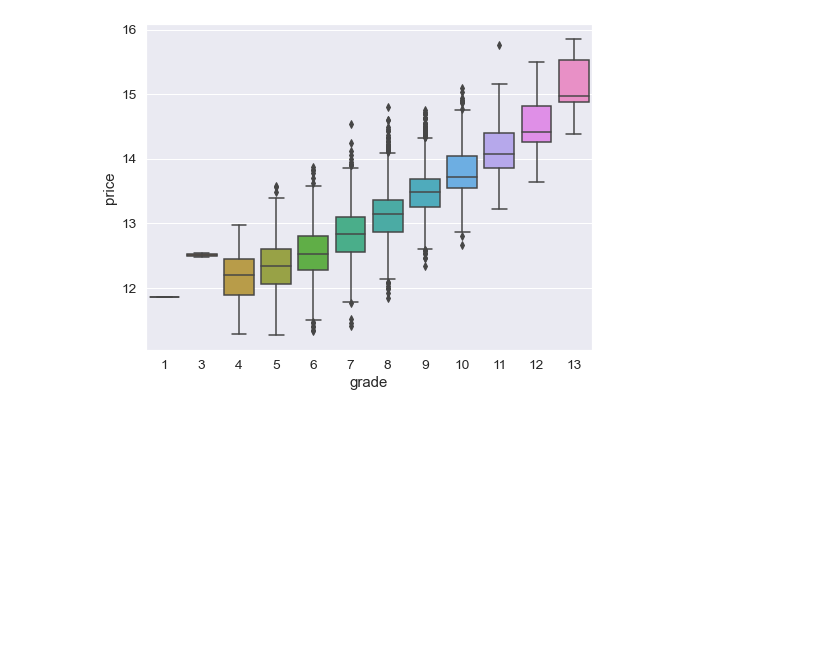
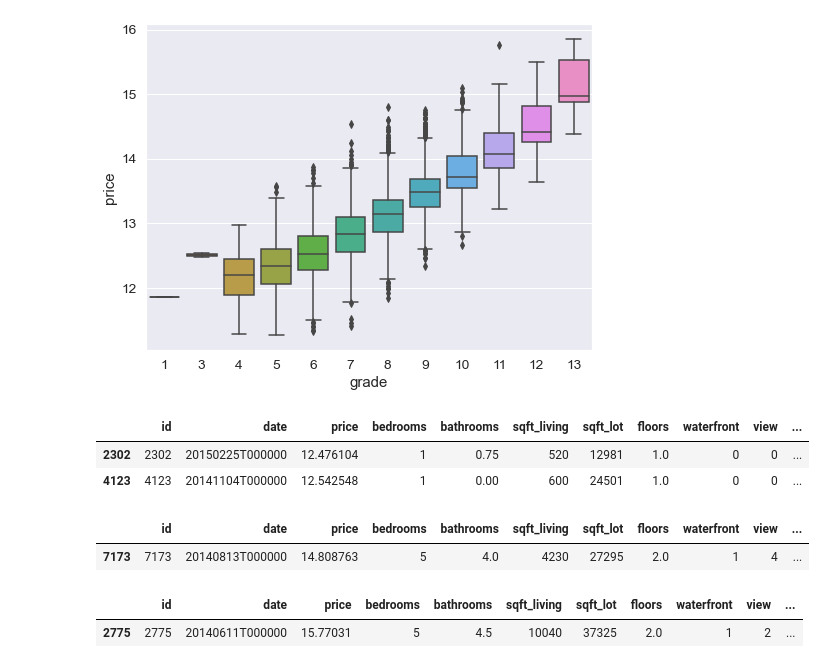
Before and after one commit to hyunji-ok/KAGGLE-Study, a Jupyter notebook: practice1/House Price Prediction.ipynb, the cells around one changed output. Drawn from its saved outputs; the diff is of its cells as text; code cells hidden in the pictures; blank space fills up the shorter version.

```diff
--- a/practice1/House Price Prediction.ipynb
+++ b/practice1/House Price Prediction.ipynb
@@ -265,3 +291,19 @@ f, ax = plt.subplots(figsize=(8, 6))
 fig = sns.boxplot(x='grade', y="price", data=data)
 # %% [output]
 [figure]
+# %%
+df_train.loc[(df_train['price']>12) & (df_train['grade'] == 3)]
+# %% [output]
+|  | id | date | price | bedrooms | bathrooms | sqft_living | sqft_lot | floors | waterfront | view | ... |
+| 2302 | 2302 | 20150225T000000 | 12.476104 | 1 | 0.75 | 520 | 12981 | 1.0 | 0 | 0 | ... |
+| 4123 | 4123 | 20141104T000000 | 12.542548 | 1 | 0.00 | 600 | 24501 | 1.0 | 0 | 0 | ... |
+# %%
+df_train.loc[(df_train['price']>14.7) & (df_train['grade'] == 8)]
+# %% [output]
+|  | id | date | price | bedrooms | bathrooms | sqft_living | sqft_lot | floors | waterfront | view | ... |
+| 7173 | 7173 | 20140813T000000 | 14.808763 | 5 | 4.0 | 4230 | 27295 | 2.0 | 1 | 4 | ... |
+# %%
+df_train.loc[(df_train['price']>15.5) & (df_train['grade'] == 11)]
+# %% [output]
+|  | id | date | price | bedrooms | bathrooms | sqft_living | sqft_lot | floors | waterfront | view | ... |
+| 2775 | 2775 | 20140611T000000 | 15.77031 | 5 | 4.5 | 10040 | 37325 | 2.0 | 1 | 2 | ... |
```
Also changed, not shown: parts of 25 cells of this notebook, 1 other file.
